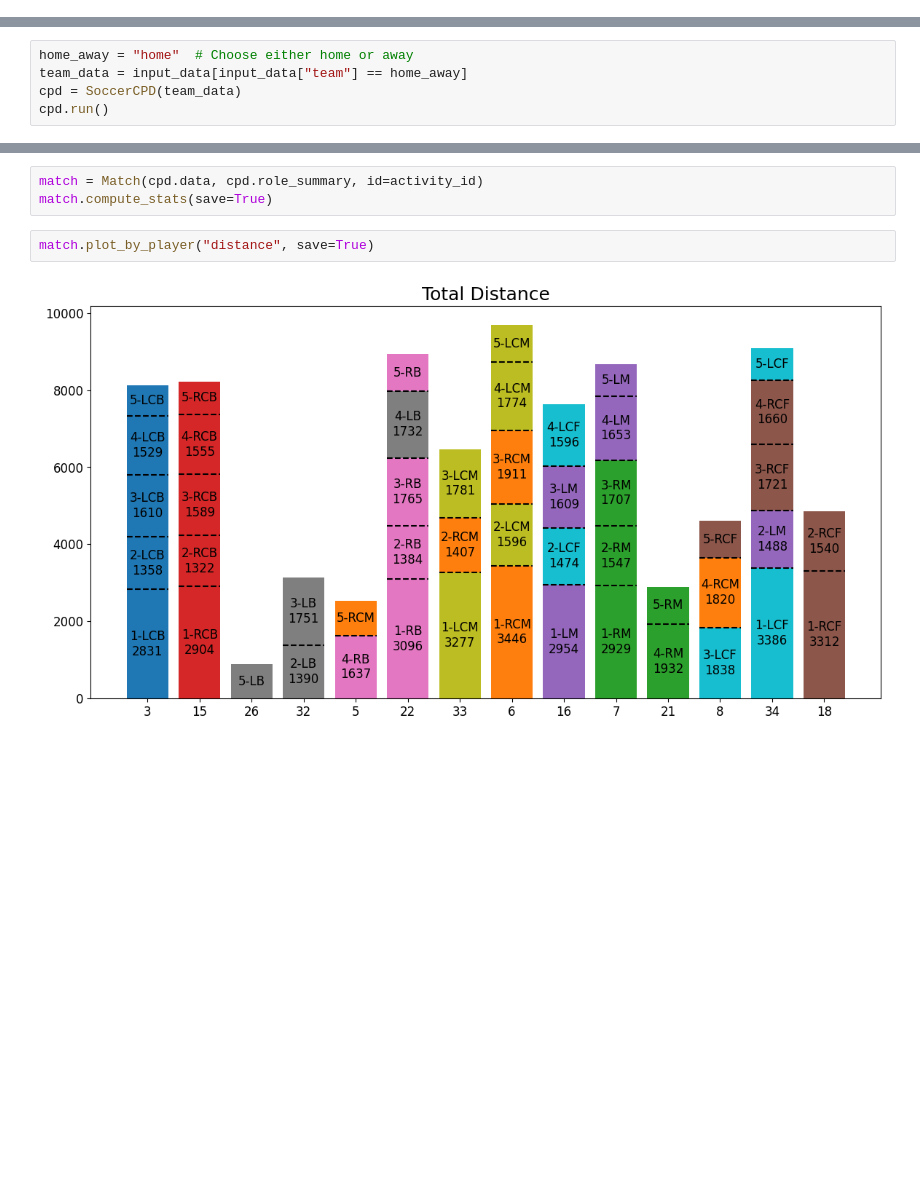
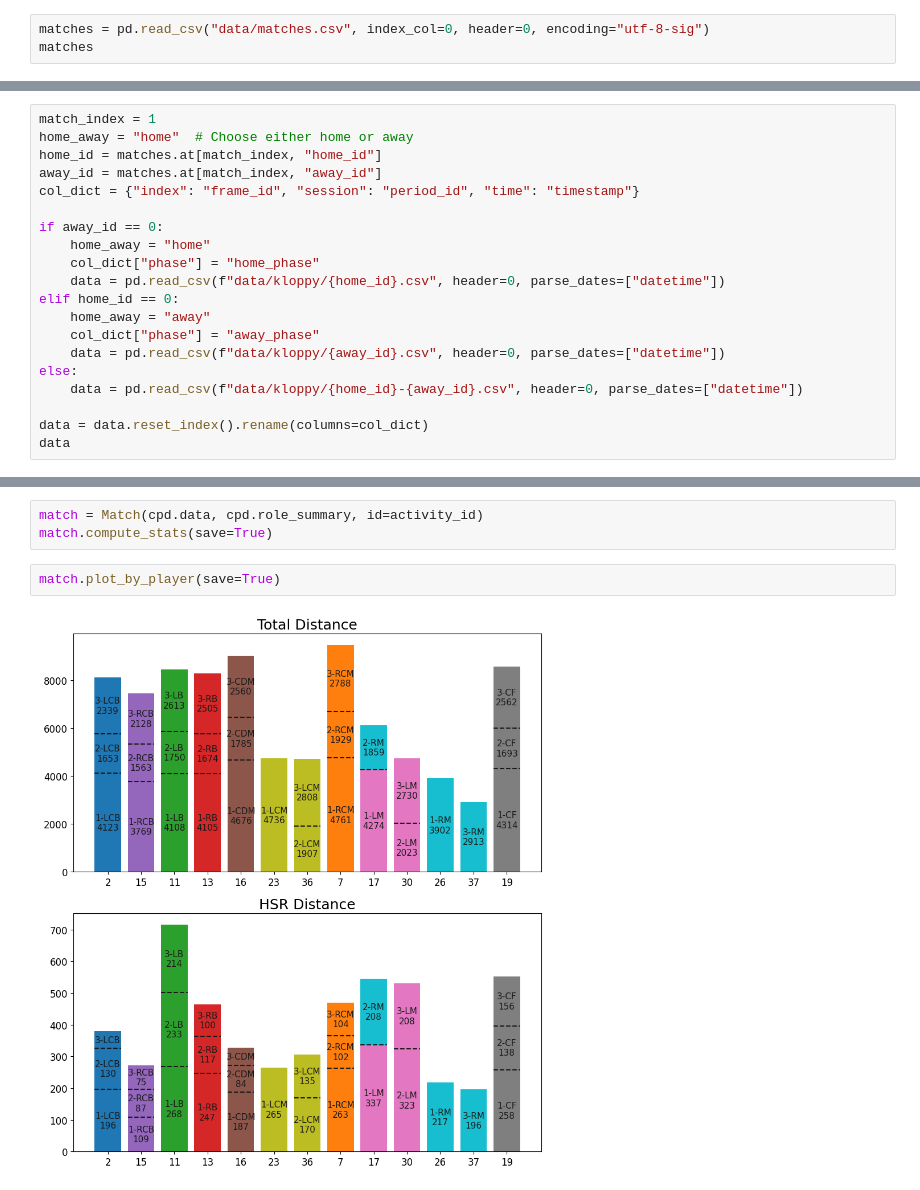
Before and after one commit to hyunsungkim-ds/soccercpd, a Jupyter notebook: tutorial_kloppy.ipynb, the cells around one changed output, grey strips where cells are left out. Drawn from its saved outputs; the diff is of its cells as text; blank space fills up the shorter version.

Commit message:
✨ Make Match visualize stats by subplots

```diff
--- a/tutorial_kloppy.ipynb
+++ b/tutorial_kloppy.ipynb
@@ -45,0 +25,3 @@ data
+# %%
+matches = pd.read_csv("data/matches.csv", index_col=0, header=0, encoding="utf-8-sig")
+matches
@@ -45,0 +46,20 @@ data
+# %%
+match_index = 1
+home_away = "home"  # Choose either home or away
+home_id = matches.at[match_index, "home_id"]
+away_id = matches.at[match_index, "away_id"]
+col_dict = {"index": "frame_id", "session": "period_id", "time": "timestamp"}
+
+if away_id == 0:
+    home_away = "home"
+    col_dict["phase"] = "home_phase"
+    data = pd.read_csv(f"data/kloppy/{home_id}.csv", header=0, parse_dates=["datetime"])
+elif home_id == 0:
+    home_away = "away"
+    col_dict["phase"] = "away_phase"
+    data = pd.read_csv(f"data/kloppy/{away_id}.csv", header=0, parse_dates=["datetime"])
+else:
+    data = pd.read_csv(f"data/kloppy/{home_id}-{away_id}.csv", header=0, parse_dates=["datetime"])
+
+data = data.reset_index().rename(columns=col_dict)
+data
@@ -92,5 +135,0 @@ cpd.player_periods
-# %%
-home_away = "home"  # Choose either home or away
-team_data = input_data[input_data["team"] == home_away]
-cpd = SoccerCPD(team_data)
-cpd.run()
@@ -152,7 +162,7 @@ Successfully saved in 'results/82977/timeline.png'.
 match = Match(cpd.data, cpd.role_summary, id=activity_id)
 match.compute_stats(save=True)
 # %%
-match.plot_by_player("distance", save=True)
+match.plot_by_player(save=True)
 # %% [output]
-[figure, old version]
+[figure, new version]
 # %%
```
Also changed, not shown: parts of 13 cells of this notebook, 1 other file.
